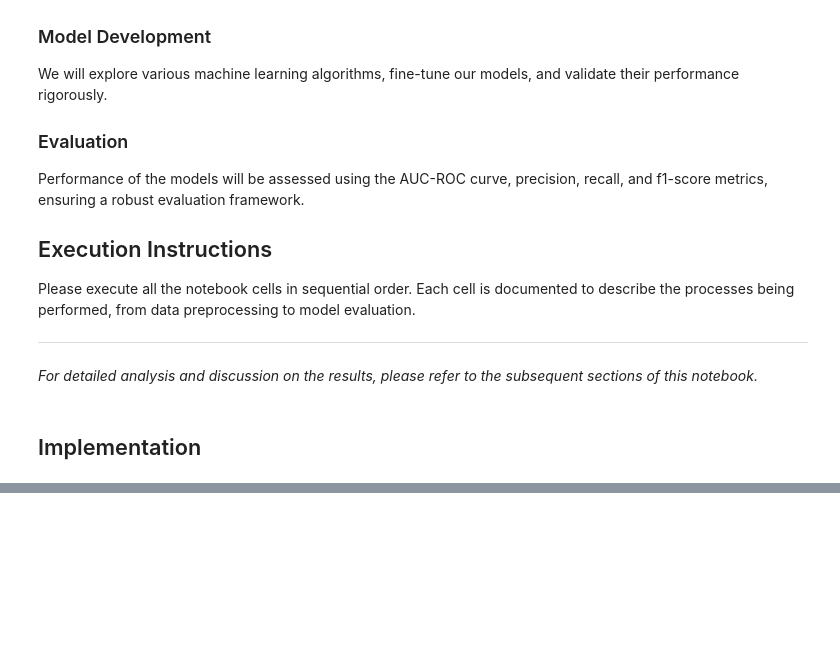
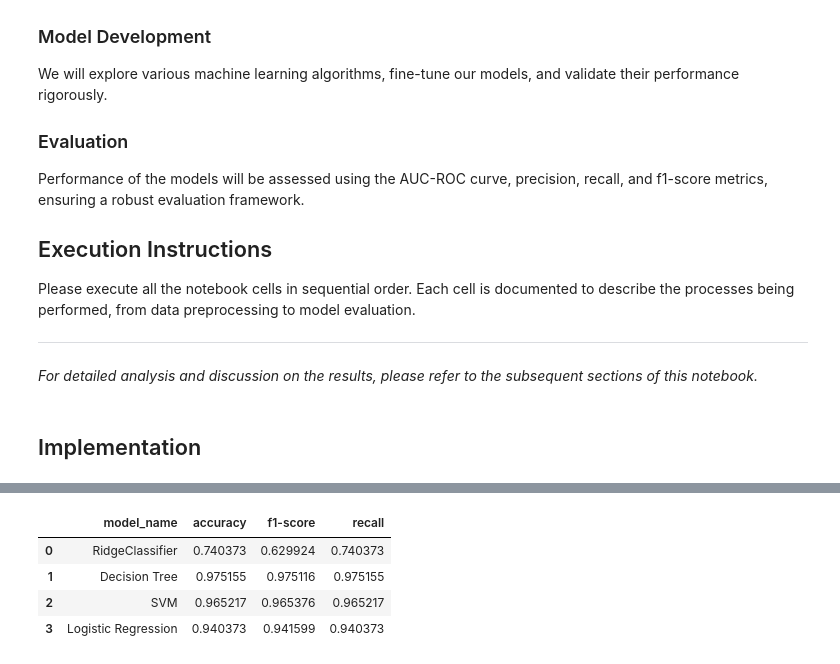
Before and after one commit to adrianaleticiamartinez/MCD, a Jupyter notebook: ML1_Final_project.ipynb, the cells around one changed output, grey strips where cells are left out. Saved outputs shown, nothing was run; the diff lists cells and outputs as text; code cells hidden in the pictures; blank space fills up the shorter version.

```diff
--- a/ML1_Final_project.ipynb
+++ b/ML1_Final_project.ipynb
@@ -310,0 +395,8 @@ AUC-ROC: 0.9636170964323562
+# %%
+report_df_w_GS
+# %% [output]
+|  | model_name | accuracy | f1-score | recall |
+| 0 | RidgeClassifier | 0.740373 | 0.629924 | 0.740373 |
+| 1 | Decision Tree | 0.975155 | 0.975116 | 0.975155 |
+| 2 | SVM | 0.965217 | 0.965376 | 0.965217 |
+| 3 | Logistic Regression | 0.940373 | 0.941599 | 0.940373 |
```
Also changed, not shown: parts of 8 cells of this notebook.
